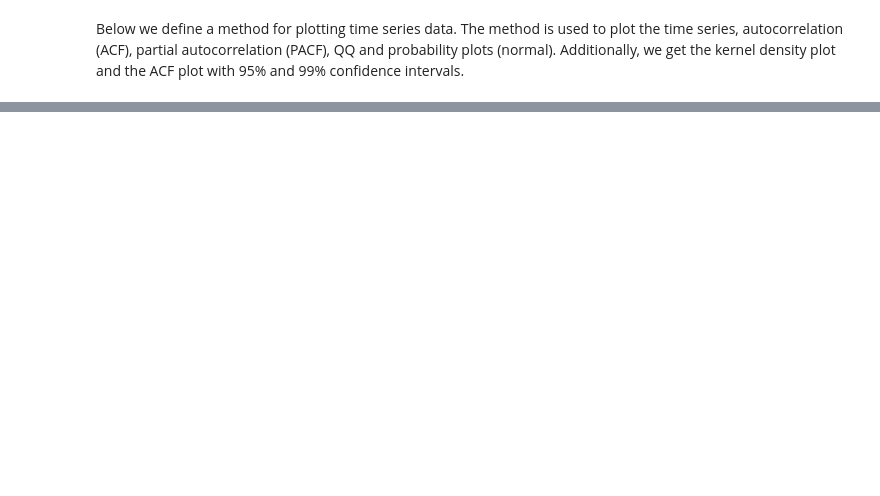
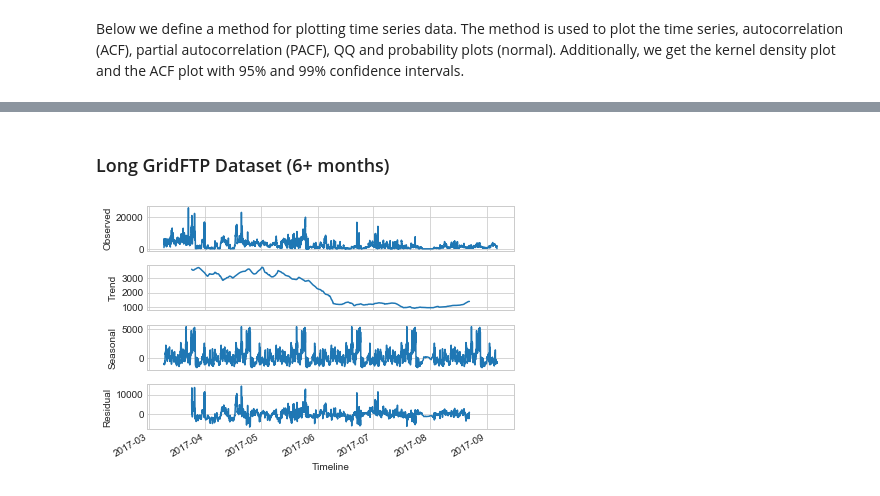
Before and after one commit to deepaknadig/predictive-ts-analysis, a Jupyter notebook: notebooks/exploratory-analysis.ipynb, the cells around one changed output, grey strips where cells are left out. Saved outputs shown, nothing was run; the diff lists cells and outputs as text; code cells hidden in the pictures; blank space fills up the shorter version.

```diff
--- a/notebooks/exploratory-analysis.ipynb
+++ b/notebooks/exploratory-analysis.ipynb
@@ -105,0 +199,9 @@ bp = sns.boxplot(cmsprodSeries)
+# %% [markdown]
+### Long GridFTP Dataset (6+ months)
+# %%
+long_data_decomposed_additive = smt.seasonal_decompose(cmsprodSeries_long, model='additive', freq=720)
+plt.style.use('seaborn-whitegrid')
+long_dc_plot_add = long_data_decomposed_additive.plot()
+plt.savefig('/tmp/ts_decomp_long.png', dpi=300, bbox_inches='tight')
+# %% [output]
+[figure, added]
```
Also changed, not shown: parts of 46 cells of this notebook, 18 other files.
